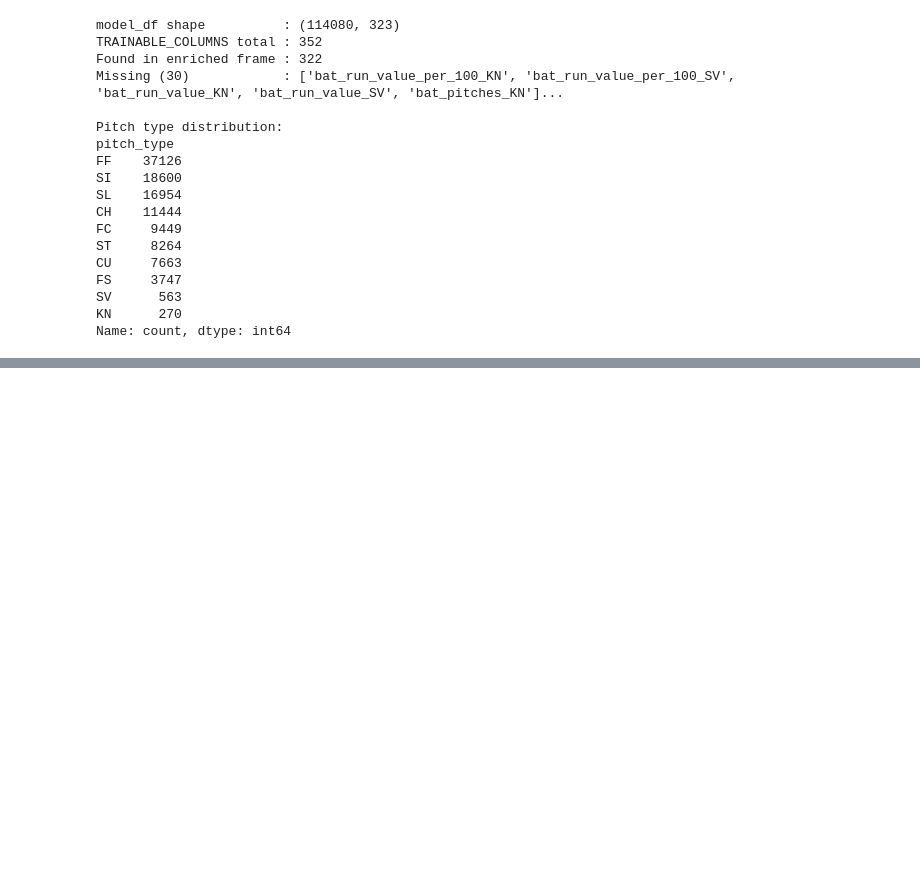
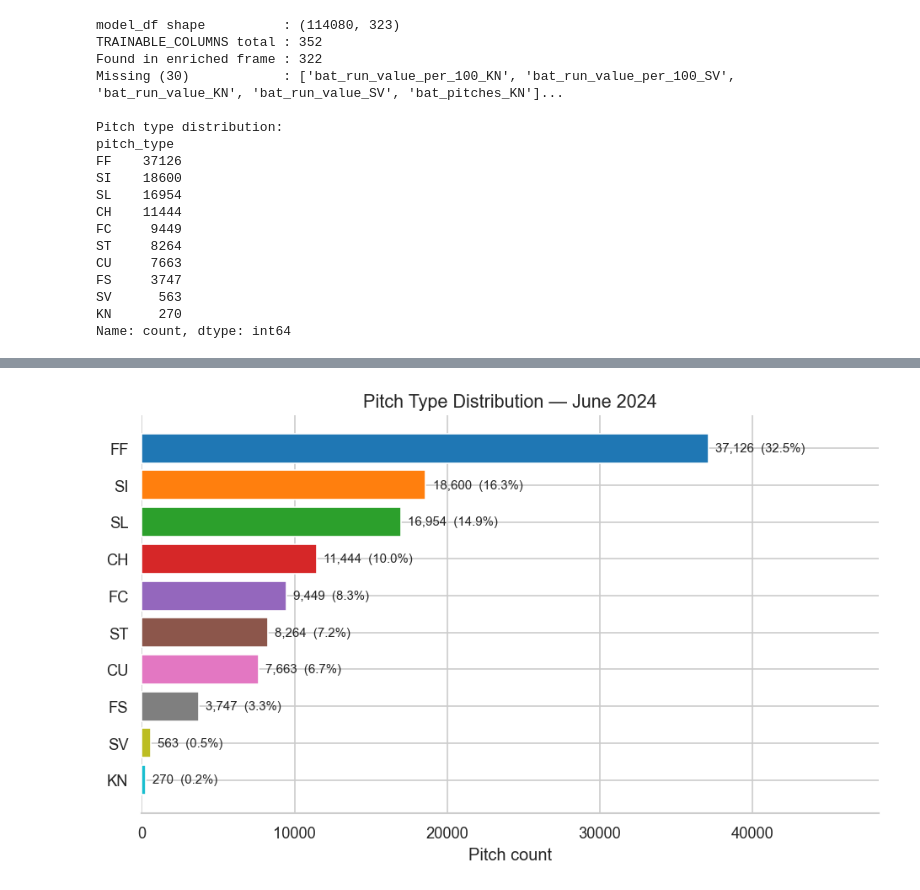
Before and after one commit to yihoolan/MLB-Pitch-Predictor, a Jupyter notebook: exploration/03_pitch_distribution_eda.ipynb, the cells around one changed output, grey strips where cells are left out. Cells and saved outputs as stored; diff of their text form; code cells hidden in the pictures; blank space fills up the shorter version.

Commit message:
explore(03): add section 1 — target distribution

```diff
--- a/exploration/03_pitch_distribution_eda.ipynb
+++ b/exploration/03_pitch_distribution_eda.ipynb
@@ -151,0 +157,26 @@ Name: count, dtype: int64
+# %%
+### Visual 1 — Overall pitch type frequency
+counts = model_df[LABEL_COLUMN].value_counts()
+total  = counts.sum()
+
+fig, ax = plt.subplots(figsize=(8, 5))
+palette = sns.color_palette("tab10", len(counts))
+bars = ax.barh(counts.index, counts.values, color=palette)
+
+for bar, cnt in zip(bars, counts.values):
+    ax.text(
+        bar.get_width() + total * 0.004,
+        bar.get_y() + bar.get_height() / 2,
+        f"{cnt:,}  ({cnt / total:.1%})",
+        va="center", fontsize=9,
+    )
+
+ax.set_xlabel("Pitch count")
+ax.set_title("Pitch Type Distribution — June 2024", fontsize=13)
+ax.set_xlim(0, counts.max() * 1.30)
+ax.invert_yaxis()
+sns.despine(left=True, bottom=False)
+plt.tight_layout()
+plt.show()
+# %% [output]
+[figure, added]
```
Also changed, not shown: parts of 4 cells of this notebook.
